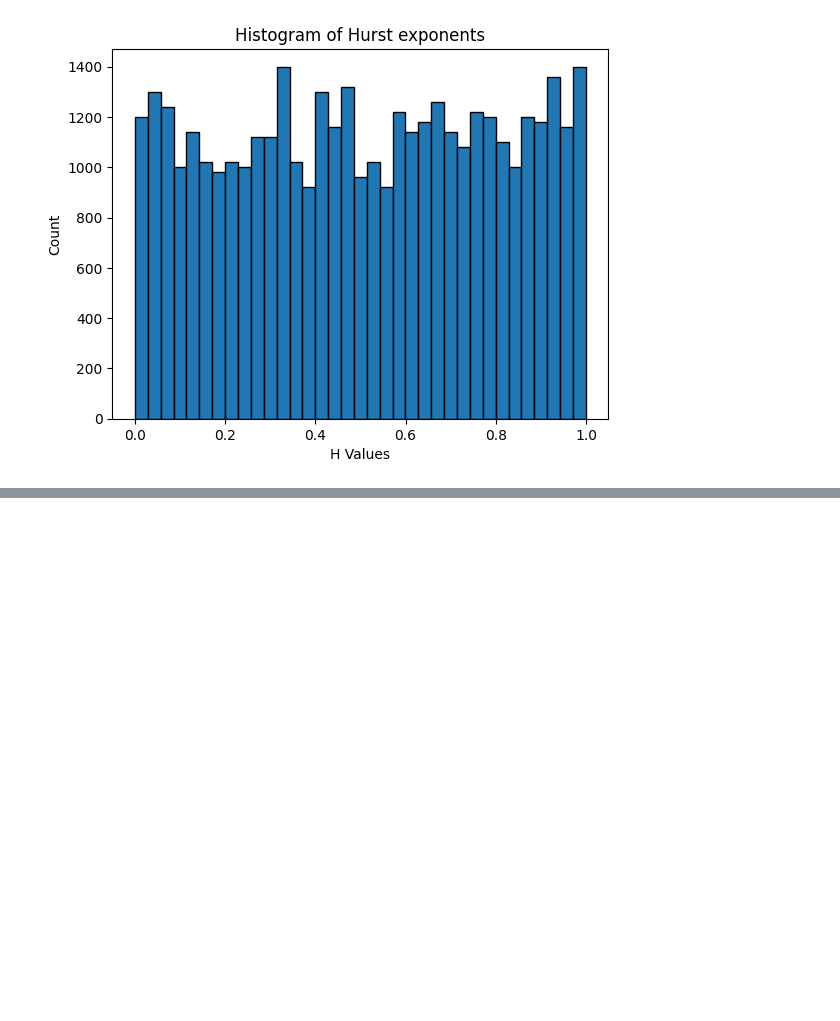
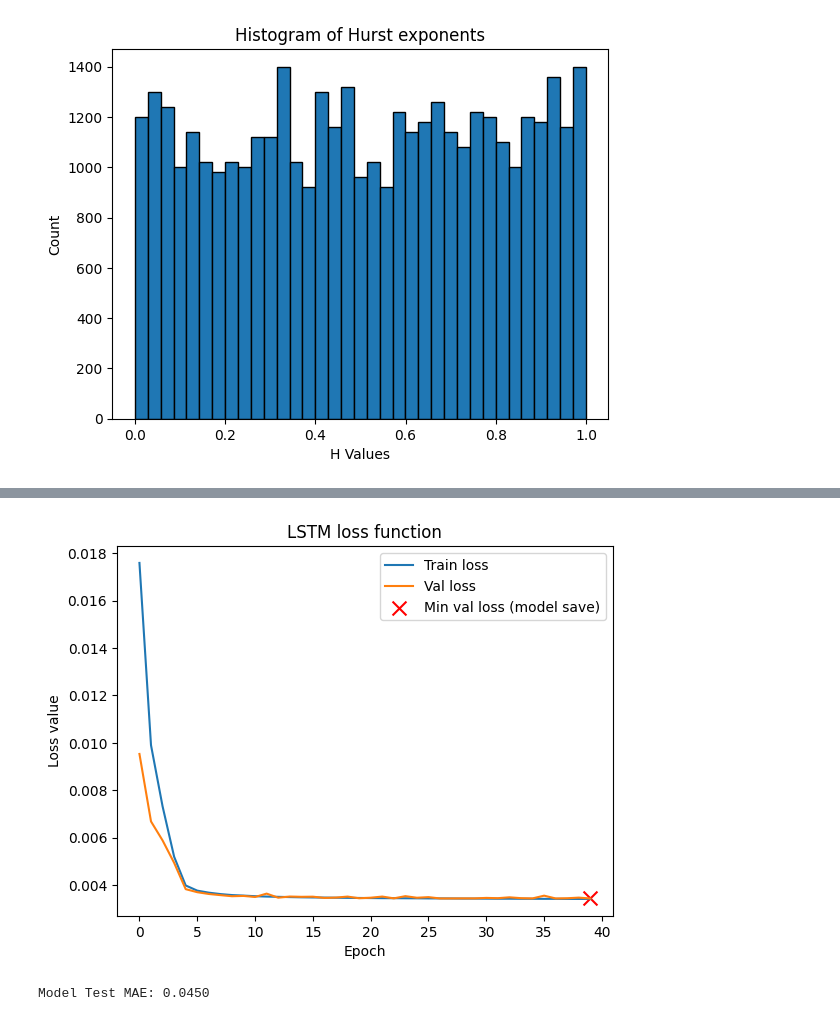
Before and after one commit to leorouppert/time-series-roughness-estimation, a Jupyter notebook: notebooks/demo.ipynb, the cells around one changed output, grey strips where cells are left out. Cells and saved outputs as stored; diff of their text form; code cells hidden in the pictures; blank space fills up the shorter version.

```diff
--- a/notebooks/demo.ipynb
+++ b/notebooks/demo.ipynb
@@ -112,0 +143,8 @@ Predicting with model 1 (CNN)...
+# %%
+lstm = LSTM(num_layers=2, window_size=window_size, stride=stride).to(device=device)
+optimizer = torch.optim.Adam(lstm.parameters(), lr=1e-3)
+criterion = torch.nn.MSELoss()
+# %%
+ckpt_prefix = "lstm_"
+n_epochs = 40
+train_losses, val_losses = train(lstm, train_loader_window, n_epochs, optimizer, criterion, val_loader=val_loader_window, ckpt_prefix=ckpt_prefix, device=device)
@@ -112,0 +169,17 @@ Predicting with model 1 (CNN)...
+# %%
+plt.plot(range(n_epochs), train_losses, label="Train loss")
+plt.plot(range(n_epochs), val_losses, label="Val loss")
+min_val_loss_idx = np.argmin(val_losses)
+plt.scatter(min_val_loss_idx, val_losses[min_val_loss_idx], color='red', marker='x', s=100, label='Min val loss (model save)')
+plt.legend()
+plt.title('LSTM loss function')
+plt.xlabel('Epoch')
+plt.ylabel('Loss value')
+plt.show()
+# %% [output]
+[figure, added]
+# %%
+lstm.load_state_dict(torch.load(os.path.join(CKPT_FOLDER, ckpt_prefix + "best_model.pt"), weights_only=True, map_location=device))
+compute_mae(lstm, test_loader_window, device=device) # Warning : We cannot compare this number to the CNN MAE because the test_loader contains smaller windows of data.
+# %% [output]
+Model Test MAE: 0.0450
```
Also changed, not shown: parts of 20 cells of this notebook, 5 other files.
